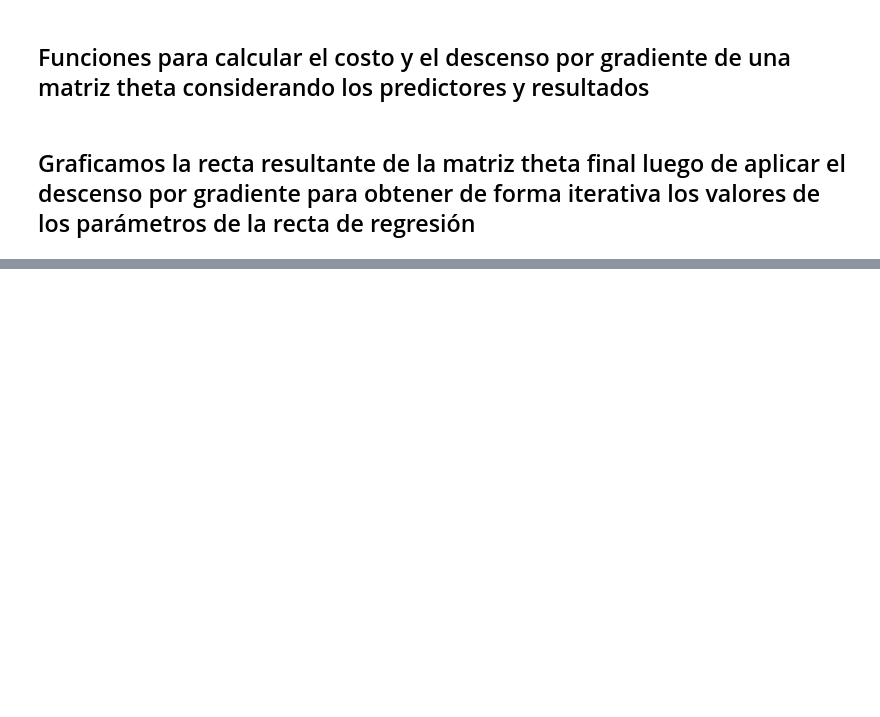
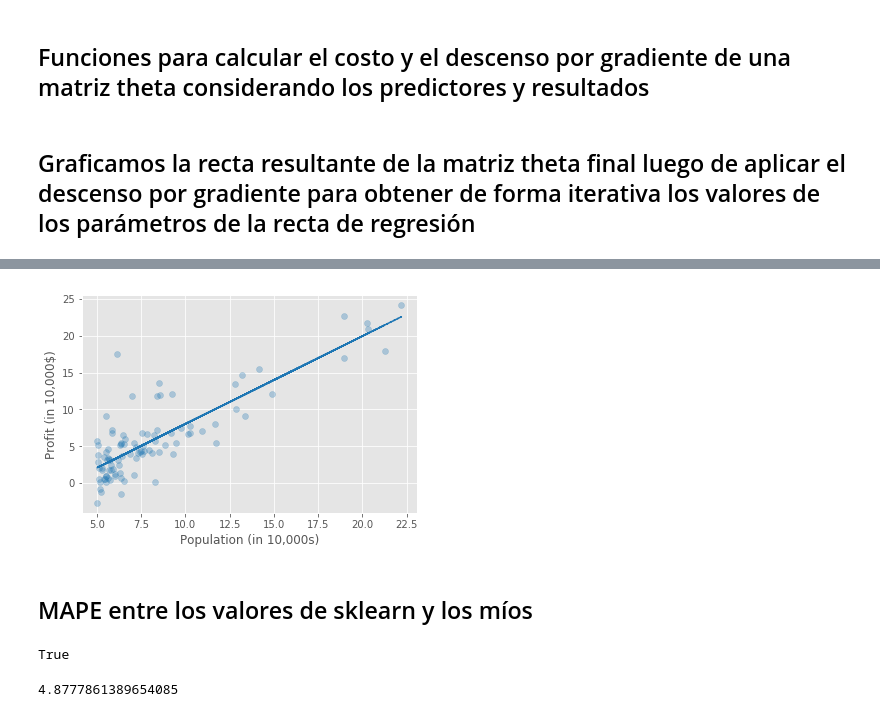
Before and after one commit to Santiago-j-s/data-science, a Jupyter notebook: LinearRegression.ipynb, the cells around one changed output, grey strips where cells are left out. Cells and saved outputs as stored; diff of their text form; code cells hidden in the pictures; blank space fills up the shorter version.

```diff
--- a/LinearRegression.ipynb
+++ b/LinearRegression.ipynb
@@ -63,0 +108,20 @@ plt.show()
+# %%
+plot(df.Population, df.Profit, classifier.predict(X))
+
+plt.show()
+# %% [output]
+[figure, added]
+# %% [markdown]
+## MAPE entre los valores de sklearn y los míos
+# %%
+diff = pd.DataFrame([pred_y[:, 0], classifier.predict(X)[:, 0]]).T
+
+# MAPE is sensitive to small values (in fact, is undefined when one or more of the actual values is zero)
+# so is important to verify that there aren't small values in the columns
+small_values = diff[(diff[0] < 0.1) | (diff[1] < 0.1)]
+print(small_values.empty)
+
+(100 * np.mean((diff[0] - diff[1])/diff[0]))
+# %% [output]
+True
+4.8777861389654085
```
Also changed, not shown: parts of 9 cells of this notebook.
